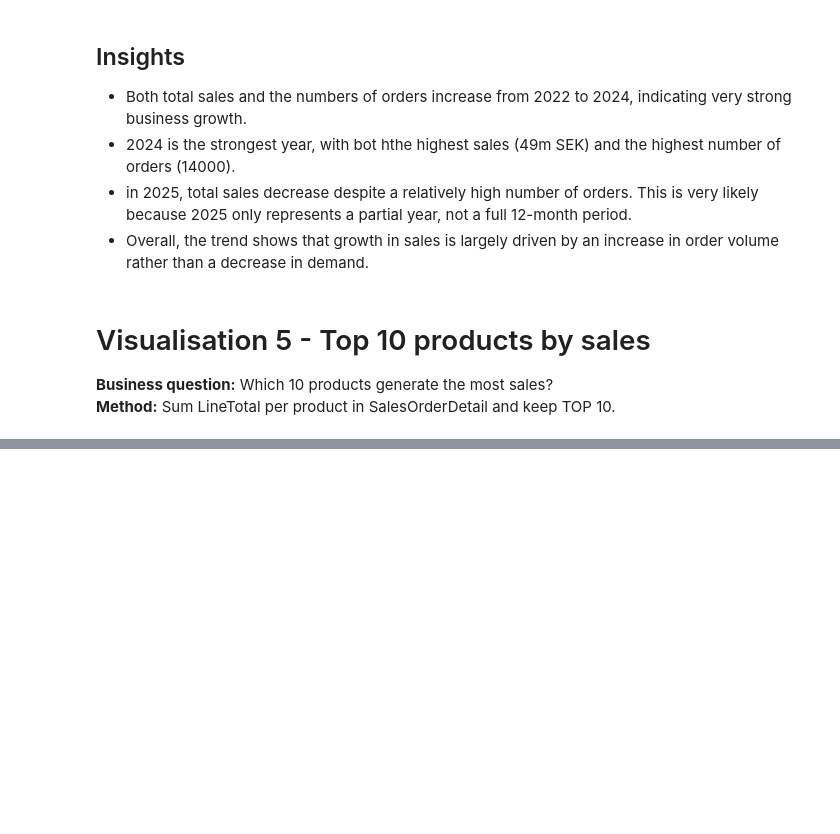
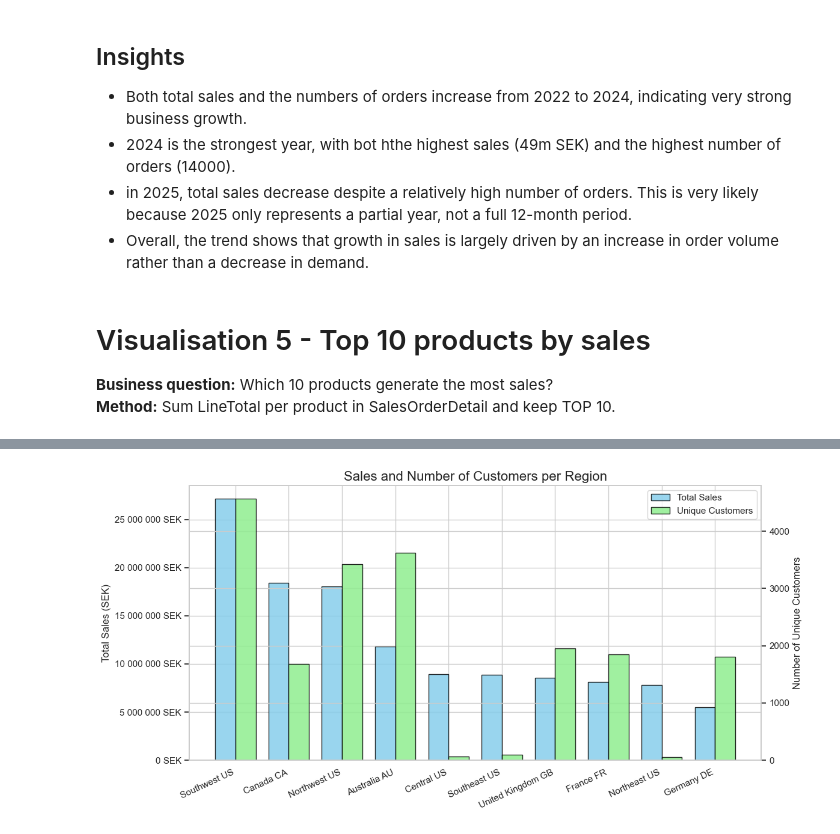
Before and after one commit to Jesdawow/SQL_Adventureworks, a Jupyter notebook: notebooks/analysis.ipynb, the cells around one changed output, grey strips where cells are left out. Drawn from its saved outputs; the diff is of its cells as text; code cells hidden in the pictures; blank space fills up the shorter version.

```diff
--- a/notebooks/analysis.ipynb
+++ b/notebooks/analysis.ipynb
@@ -192,0 +234,31 @@ plt.show()
+# %%
+sql = read_sql_file("vis6.sql")
+df6 = query_df(sql)
+
+df6 = df6.sort_values('TotalSales', ascending=False)
+
+x = np.arange(len(df6['Region']))
+width = 0.38
+
+fig, ax = plt.subplots(figsize=(12, 6))
+ax2 = ax.twinx()
+
+bars1 = ax.bar(x - width/2, df6['TotalSales'], width, label='Total Sales', color='skyblue', edgecolor='black', alpha=0.85)
+bars2 = ax2.bar(x + width/2, df6['UniqueCustomers'], width, label='Unique Customers', color='lightgreen', edgecolor='black', alpha=0.85)
+
+ax.set_title("Sales and Number of Customers per Region", fontsize=16)
+ax.set_xticks(x)
+ax.set_xticklabels(df6['Region'], rotation=25, ha='right')
+ax.set_ylabel("Total Sales (SEK)")
+ax2.set_ylabel("Number of Unique Customers")
+
+ax.yaxis.set_major_formatter(sek_formatter)
+
+handles1, labels1 = ax.get_legend_handles_labels()
+handles2, labels2 = ax2.get_legend_handles_labels()
+ax.legend(handles1 + handles2, labels1 + labels2, loc='upper right')
+
+plt.tight_layout()
+plt.show()
+# %% [output]
+[figure, added]
```
Also changed, not shown: parts of 12 cells of this notebook, 12 other files.
